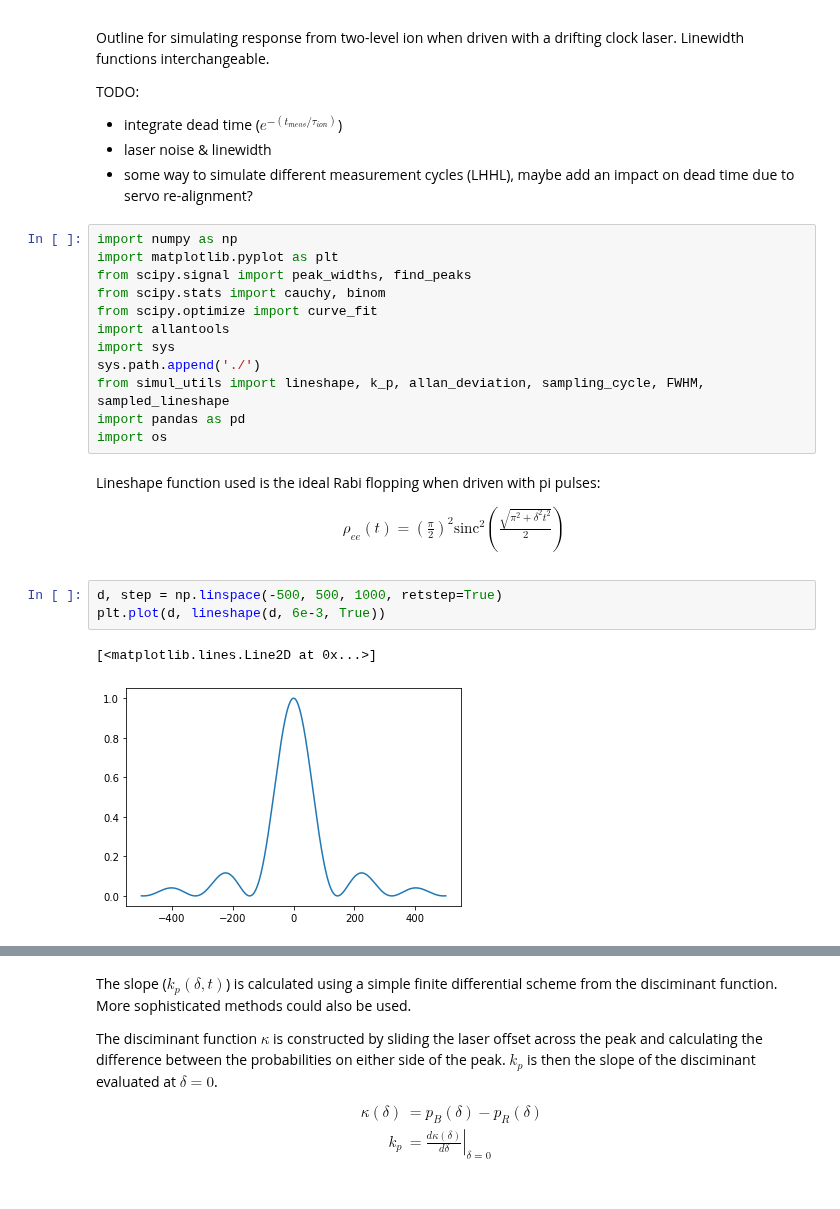
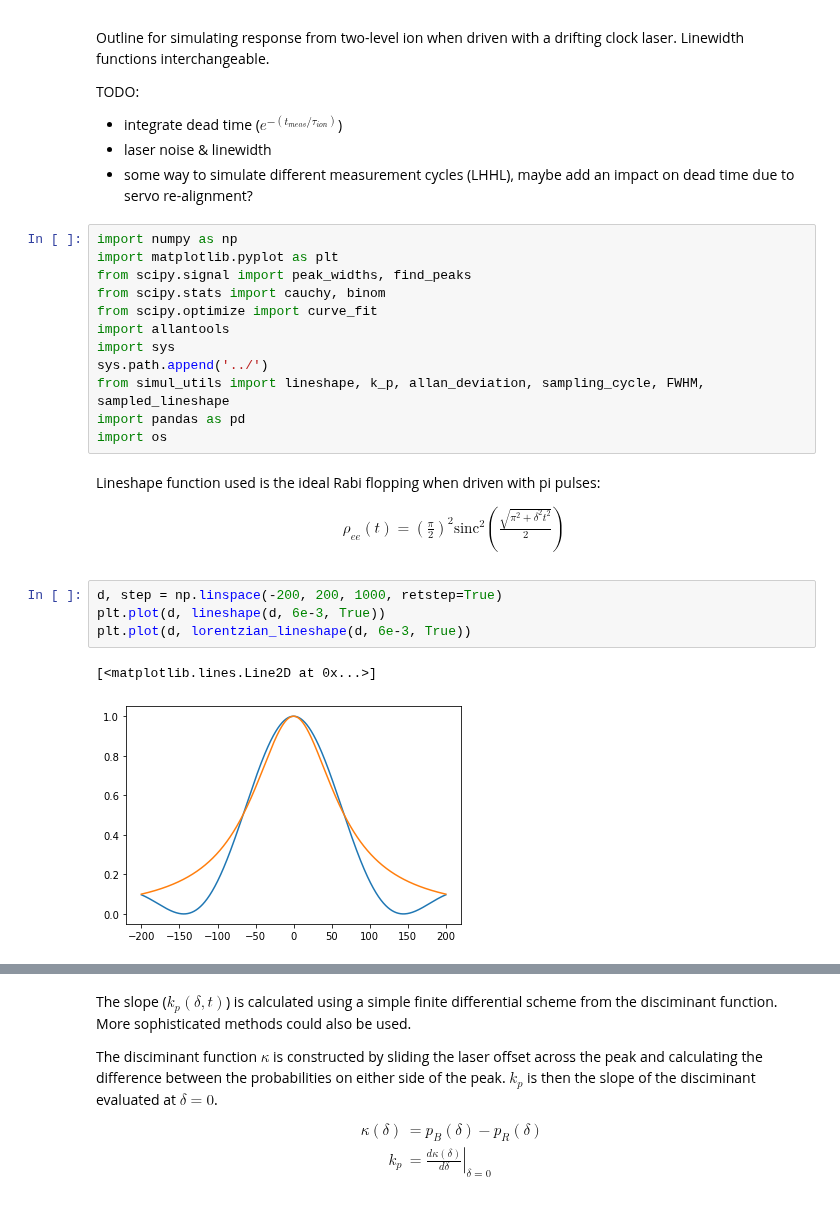
Before and after one commit to speug/srservosim, a Jupyter notebook: notebooks/servosimtests.ipynb, the cells around one changed output, grey strips where cells are left out. Cells and saved outputs as stored; diff of their text form.

Commit message:
lorentzian lineshape function

```diff
--- a/notebooks/servosimtests.ipynb
+++ b/notebooks/servosimtests.ipynb
@@ -15,7 +15,7 @@ from scipy.stats import cauchy, binom
 from scipy.optimize import curve_fit
 import allantools
 import sys
-sys.path.append('./')
+sys.path.append('../')
 from simul_utils import lineshape, k_p, allan_deviation, sampling_cycle, FWHM, sampled_lineshape
 import pandas as pd
 import os
@@ -25,8 +25,9 @@ Lineshape function used is the ideal Rabi flopping when driven with pi pulses:
 \rho_{ee}(t) = \left( \frac{\pi}{2} \right)^2 \textrm{sinc}^2 \left( \frac{\sqrt{\pi^2 + \delta^2 t^2}}{2} \right)
 \end{align}
 # %%
-d, step = np.linspace(-500, 500, 1000, retstep=True)
+d, step = np.linspace(-200, 200, 1000, retstep=True)
 plt.plot(d, lineshape(d, 6e-3, True))
+plt.plot(d, lorentzian_lineshape(d, 6e-3, True))
 # %% [output]
 [<matplotlib.lines.Line2D at 0x...>]
-[figure, old version]
+[figure, new version]
```
Also changed, not shown: parts of 14 cells of this notebook, 5 other files.
